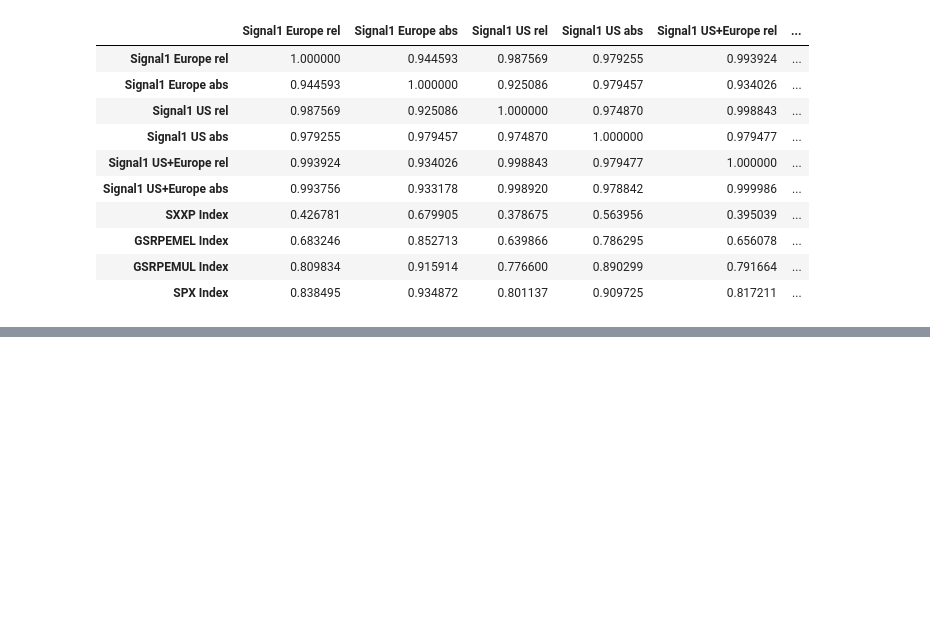
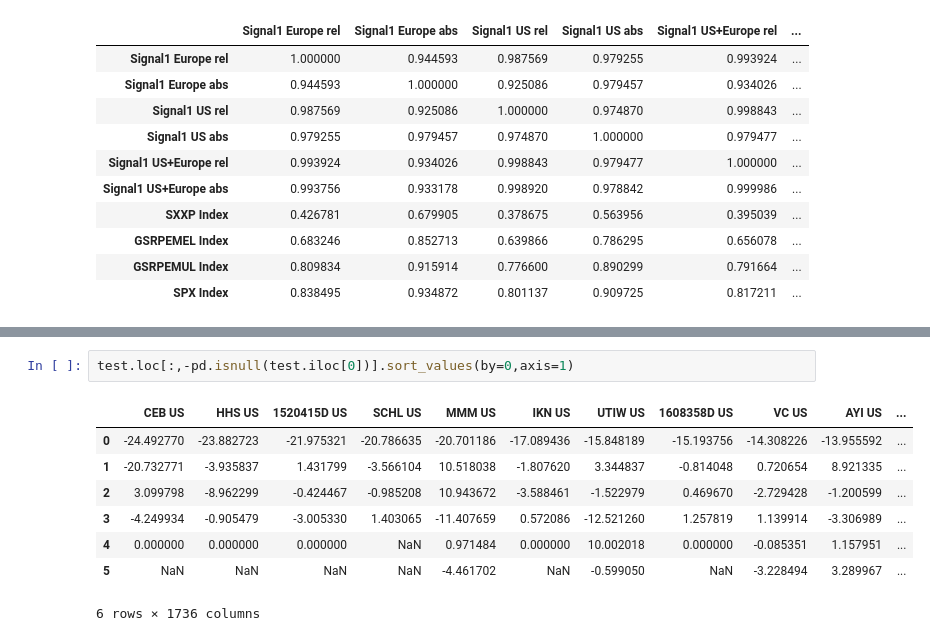
Before and after one commit to zliyclh/post_result, a Jupyter notebook: Signal 1.ipynb, the cells around one changed output, grey strips where cells are left out. Cells and saved outputs as stored; diff of their text form; blank space fills up the shorter version.

```diff
--- a/Signal 1.ipynb
+++ b/Signal 1.ipynb
@@ -1148,0 +1205,11 @@ account_combined.corr()
+# %%
+test.loc[:,-pd.isnull(test.iloc[0])].sort_values(by=0,axis=1)
+# %% [output]
+|  | CEB US | HHS US | 1520415D US | SCHL US | MMM US | IKN US | UTIW US | 1608358D US | VC US | AYI US | ... |
+| 0 | -24.492770 | -23.882723 | -21.975321 | -20.786635 | -20.701186 | -17.089436 | -15.848189 | -15.193756 | -14.308226 | -13.955592 | ... |
+| 1 | -20.732771 | -3.935837 | 1.431799 | -3.566104 | 10.518038 | -1.807620 | 3.344837 | -0.814048 | 0.720654 | 8.921335 | ... |
+| 2 | 3.099798 | -8.962299 | -0.424467 | -0.985208 | 10.943672 | -3.588461 | -1.522979 | 0.469670 | -2.729428 | -1.200599 | ... |
+| 3 | -4.249934 | -0.905479 | -3.005330 | 1.403065 | -11.407659 | 0.572086 | -12.521260 | 1.257819 | 1.139914 | -3.306989 | ... |
+| 4 | 0.000000 | 0.000000 | 0.000000 | NaN | 0.971484 | 0.000000 | 10.002018 | 0.000000 | -0.085351 | 1.157951 | ... |
+| 5 | NaN | NaN | NaN | NaN | -4.461702 | NaN | -0.599050 | NaN | -3.228494 | 3.289967 | ... |
+6 rows × 1736 columns
```
Also changed, not shown: parts of 8 cells of this notebook.
